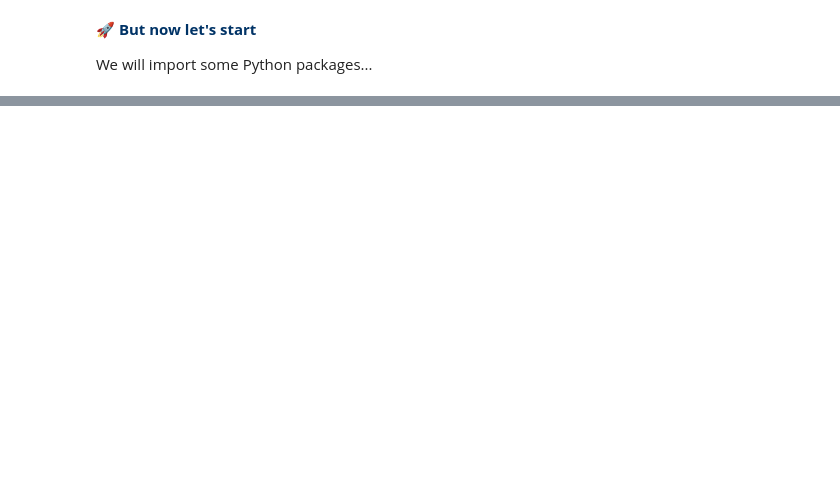
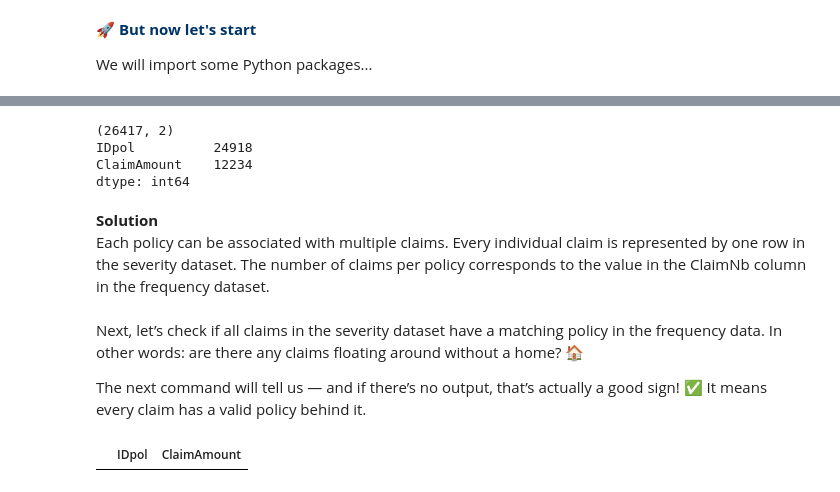
Before and after one commit to unkrejativ/axa-egoi-hands-on-session-2025, a Jupyter notebook: notebooks/1) data_preparation_sample_solution.ipynb, the cells around one changed output, grey strips where cells are left out. Cells and saved outputs as stored; diff of their text form; code cells hidden in the pictures; blank space fills up the shorter version.

```diff
--- a/notebooks/1) data_preparation_sample_solution.ipynb
+++ b/notebooks/1) data_preparation_sample_solution.ipynb
@@ -222,0 +244,23 @@ columns:
+# %%
+print(sev_data.shape) #26417
+print(sev_data.nunique()) # 24918
+# %% [output]
+(26417, 2)
+IDpol          24918
+ClaimAmount    12234
+dtype: int64
+# %% [markdown]
+**Solution**
+Each policy can be associated with multiple claims.
+Every individual claim is represented by one row in the severity dataset.
+The number of claims per policy corresponds to the value in the <span style="font-family: monospace; padding: 0px 0px; border-radius: 3px">ClaimNb</span> column in the frequency dataset.
+# %% [markdown]
+Next, let’s check if all claims in the severity dataset have a matching policy in the frequency data.
+In other words: are there any claims floating around without a home? 🏠
+
+The next command will tell us — and if there’s no output, that’s actually a good sign! ✅
+It means every claim has a valid policy behind it.
+# %%
+sev_data[sev_data['IDpol'].isin(freq_data['IDpol']) == False]
+# %% [output]
+|  | IDpol | ClaimAmount |
```
Also changed, not shown: parts of 42 cells of this notebook, 8 other files.
